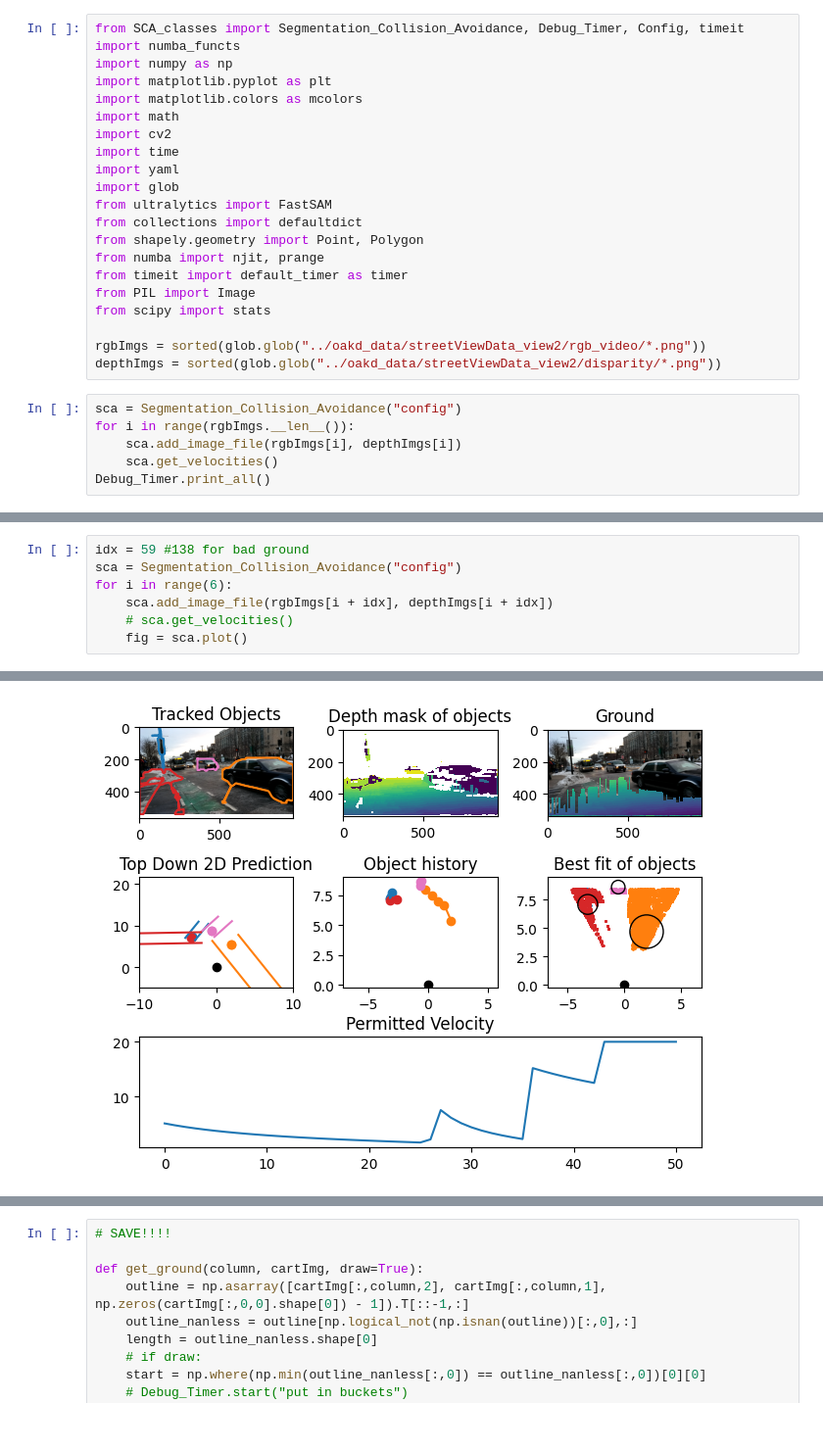
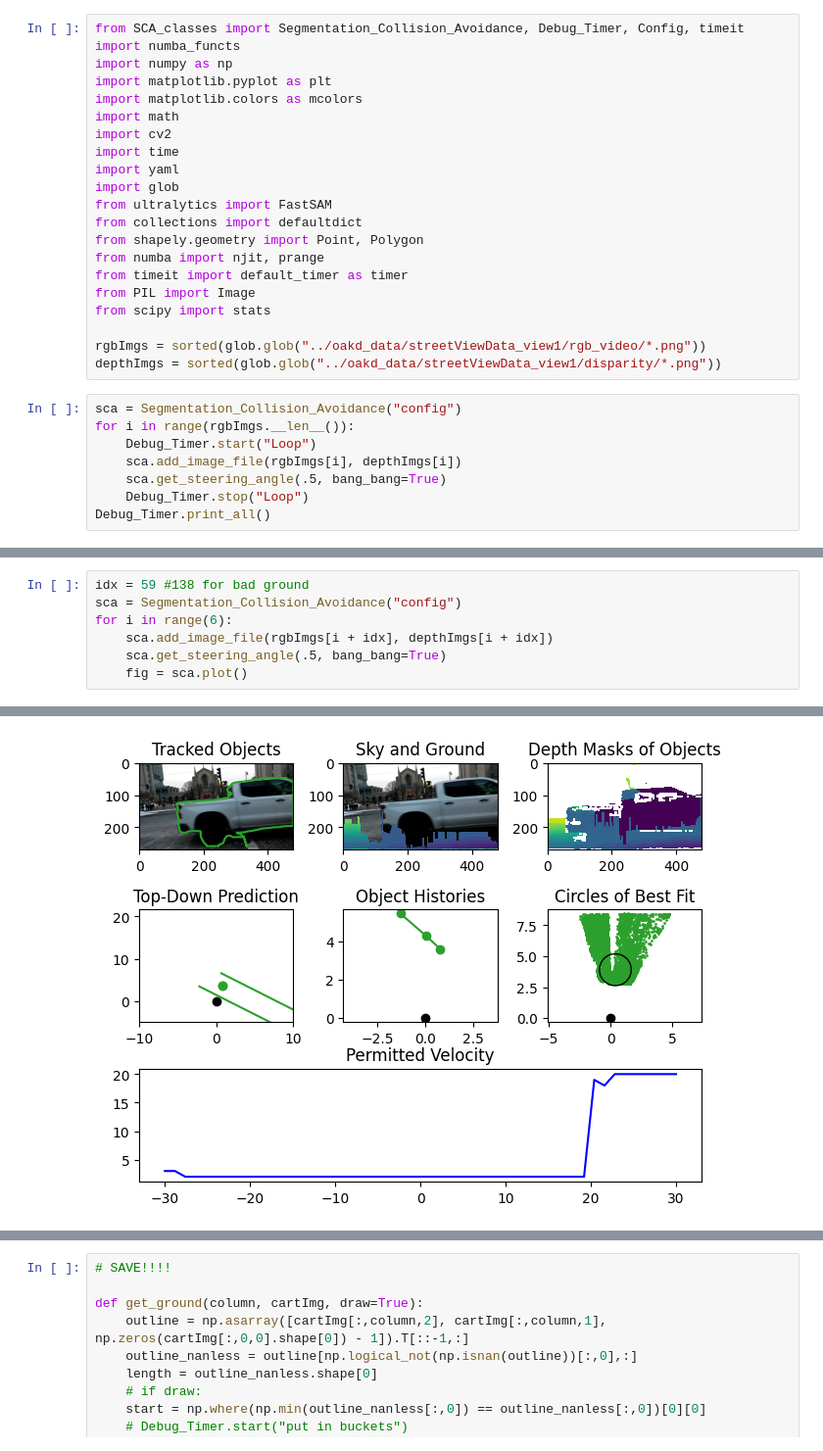
Before and after one commit to LindenAdamson/SegmentingCollisionAvoidance, a Jupyter notebook: scripts/depth_segmentation_rewrite_test.ipynb, the cells around one changed output, grey strips where cells are left out. Shown at 98% size. Drawn from its saved outputs; the diff is of its cells as text.

```diff
--- a/scripts/depth_segmentation_rewrite_test.ipynb
+++ b/scripts/depth_segmentation_rewrite_test.ipynb
@@ -17,12 +17,14 @@ from timeit import default_timer as timer
 from PIL import Image
 from scipy import stats
 
-rgbImgs = sorted(glob.glob("../oakd_data/streetViewData_view2/rgb_video/*.png"))
-depthImgs = sorted(glob.glob("../oakd_data/streetViewData_view2/disparity/*.png"))
+rgbImgs = sorted(glob.glob("../oakd_data/streetViewData_view1/rgb_video/*.png"))
+depthImgs = sorted(glob.glob("../oakd_data/streetViewData_view1/disparity/*.png"))
 # %%
 sca = Segmentation_Collision_Avoidance("config")
 for i in range(rgbImgs.__len__()):
+    Debug_Timer.start("Loop")
     sca.add_image_file(rgbImgs[i], depthImgs[i])
-    sca.get_velocities()
+    sca.get_steering_angle(.5, bang_bang=True)
+    Debug_Timer.stop("Loop")
 Debug_Timer.print_all()
 # %% [output]
@@ -66,6 +63,6 @@ idx = 59 #138 for bad ground
 sca = Segmentation_Collision_Avoidance("config")
 for i in range(6):
     sca.add_image_file(rgbImgs[i + idx], depthImgs[i + idx])
-    # sca.get_velocities()
+    sca.get_steering_angle(.5, bang_bang=True)
     fig = sca.plot()
 # %% [output]
@@ -76 +73 @@ for i in range(6):
-[figure, old version]
+[figure, new version]
```
Also changed, not shown: parts of 4 cells of this notebook, 5 other files.
